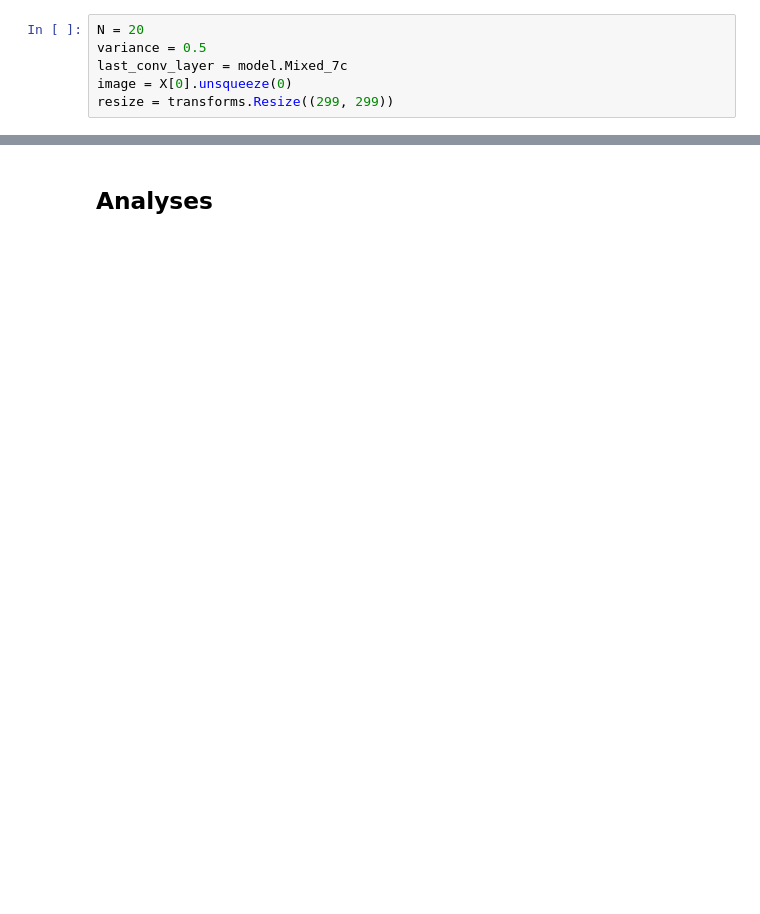
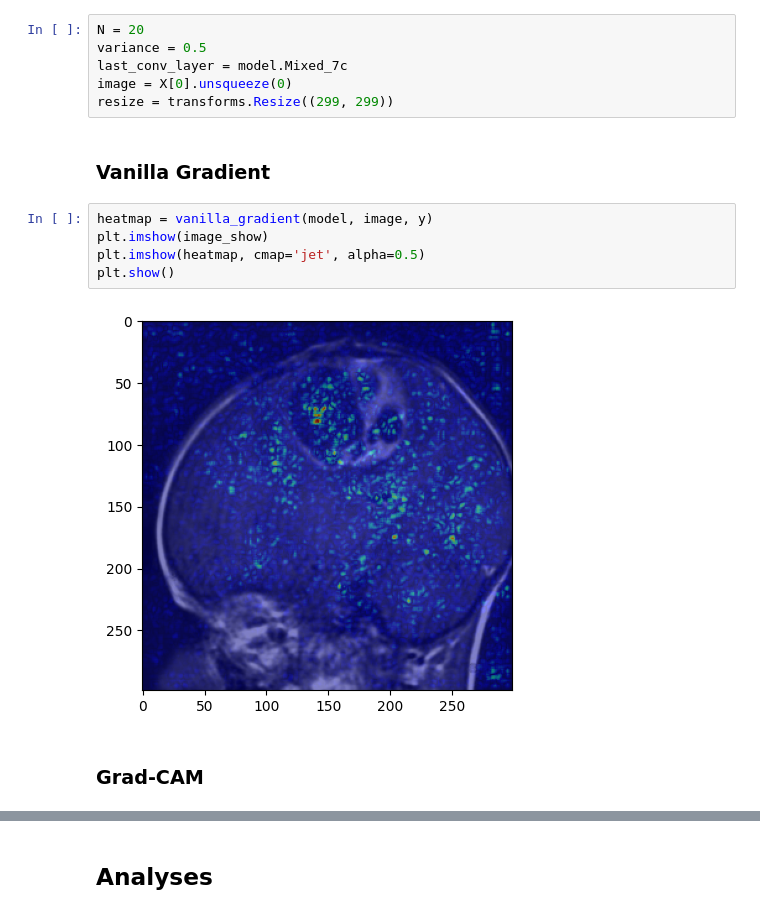
Before and after one commit to D21W12/SOW-BKI266, a Jupyter notebook: Final Assignment/analyses.ipynb, the cells around one changed output, grey strips where cells are left out. Cells and saved outputs as stored; diff of their text form; blank space fills up the shorter version.

```diff
--- a/Final Assignment/analyses.ipynb
+++ b/Final Assignment/analyses.ipynb
@@ -219,6 +218,17 @@ variance = 0.5
 last_conv_layer = model.Mixed_7c
 image = X[0].unsqueeze(0)
 resize = transforms.Resize((299, 299))
+# %% [markdown]
+### Vanilla Gradient
+# %%
+heatmap = vanilla_gradient(model, image, y)
+plt.imshow(image_show)
+plt.imshow(heatmap, cmap='jet', alpha=0.5)
+plt.show()
+# %% [output]
+[figure, added]
+# %% [markdown]
+### Grad-CAM
 # %%
 heatmap = grad_cam(model, image, y, last_conv_layer)
 plt.imshow(image_show)
```
Also changed, not shown: parts of 15 cells of this notebook.
